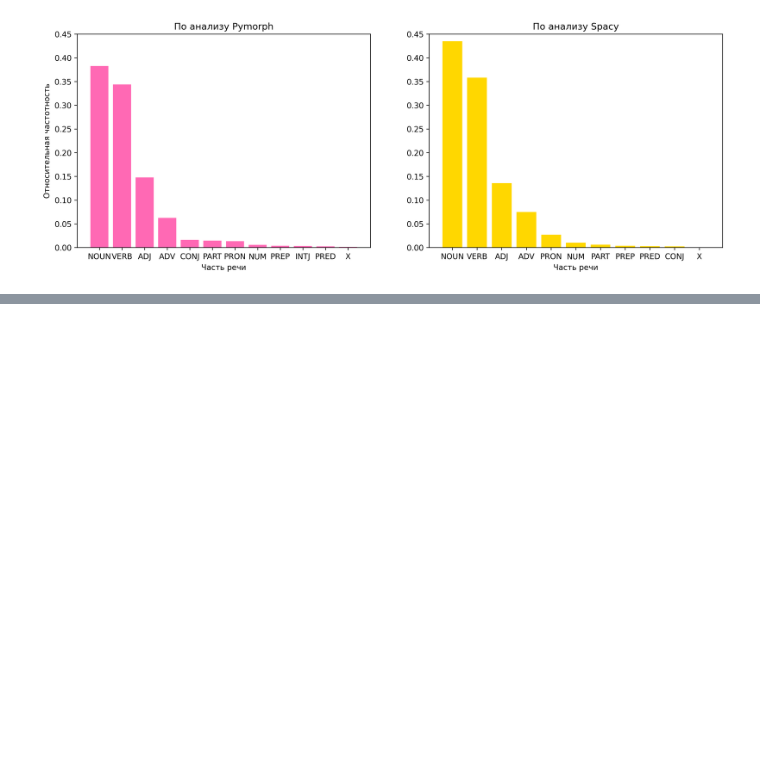
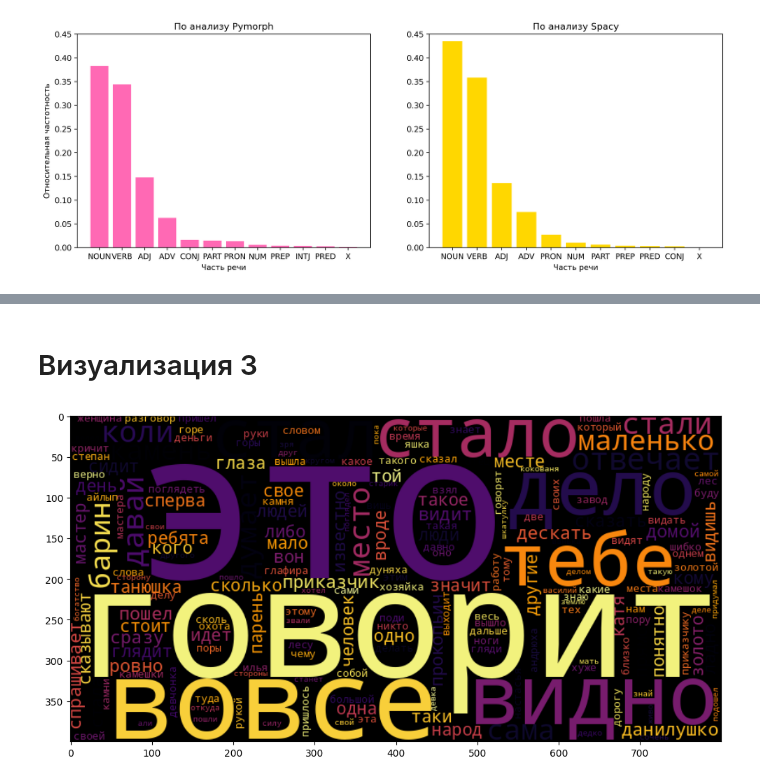
Before and after one commit to chugcha/hw_proga, a Jupyter notebook: hw_2.ipynb, the cells around one changed output, grey strips where cells are left out. Saved outputs shown, nothing was run; the diff lists cells and outputs as text; code cells hidden in the pictures; blank space fills up the shorter version.

```diff
--- a/hw_2.ipynb
+++ b/hw_2.ipynb
@@ -457,0 +491,21 @@ dtype: int64
+# %% [markdown]
+# Визуализация 3
+# %%
+tokenized_text = ' '.join(clean_words)
+
+wordcloud = WordCloud(
+    width=800,
+    height=400,
+    background_color='black',
+    colormap='inferno',
+    min_word_length=3,
+    collocations=False
+).generate(tokenized_text)
+
+plt.figure(figsize=(12, 8))
+plt.imshow(wordcloud, interpolation='bilinear')
+
+plt.show()
+# Это для токенизированного текста
+# %% [output]
+[figure, added]
```
Also changed, not shown: parts of 18 cells of this notebook.
